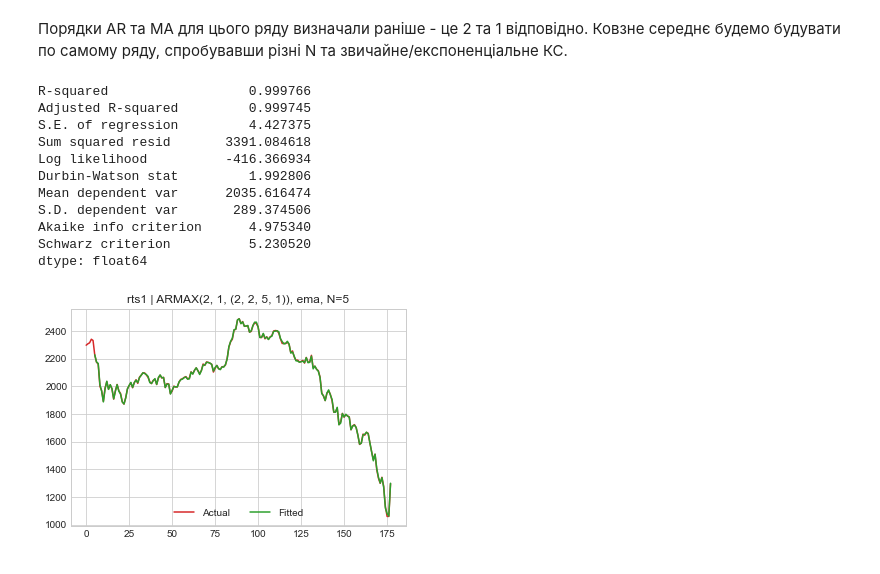
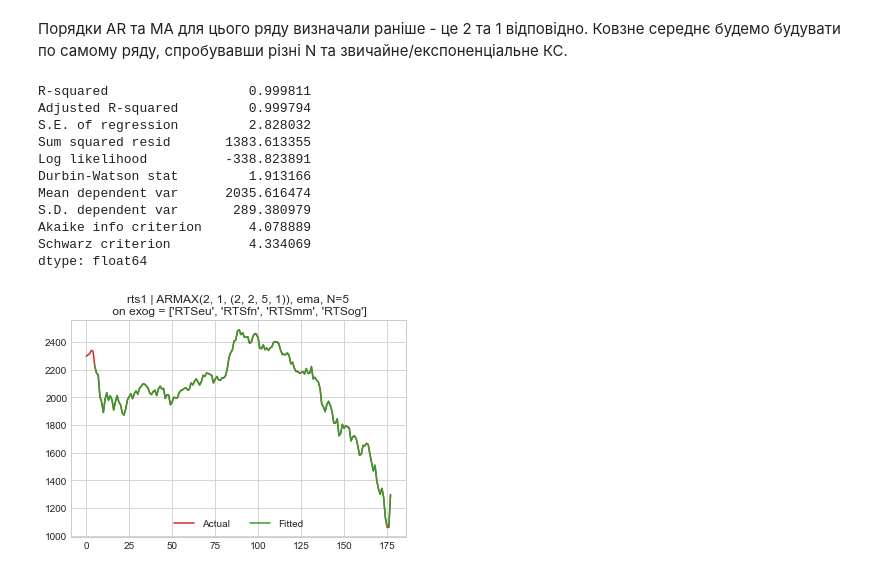
Before and after one commit to andrii0yerko/timeseries_iasa, a Jupyter notebook: lab3.ipynb, the cells around one changed output. Cells and saved outputs as stored; diff of their text form; code cells hidden in the pictures.

```diff
--- a/lab3.ipynb
+++ b/lab3.ipynb
@@ -509,41 +511,42 @@ def ARMAX(y, ma_window, ma_type, exog, p, q, b):
         for k in range(1, b[ind]+1):
                Y.loc[:, f'{name}(k-{k})'] = exog[name].shift(k)
     Y_np = Y.dropna().to_numpy()
-    actual = y[Y.dropna().index[0]:]
+    actual = (y-ma)[Y.dropna().index[0]:]
     coefs = (np.linalg.pinv(Y_np.T @ Y_np) @ Y_np.T) @ actual
-    fitted = Y.dropna() @ coefs
+    fitted = Y.dropna() @ coefs + ma[Y.dropna().index[0]:]
 
-    return {'actual': actual,
+    return {'actual': actual + ma[Y.dropna().index[0]:],
             'fitted': fitted,
             'coefficients': coefs,
             'residuals': actual - fitted,
             'moving_average': ma,
-            'model_order': (p, q, b)}
+            'model_order': (p, q, b),
+            'column_names': Y.columns}
 # %%
 armax_params = {
     'y': rts1,
     'ma_window': 5,
     'ma_type': 'ema',
     'exog': X.iloc[:, 1:],
     'p': 2, 'q': 1, 'b': exog_orders.values
 }
 
-estim = ARMAX(**armax_params)
+estim_armax = ARMAX(**armax_params)
 plt.plot(armax_params['y'], label='Actual', color='tab:red')
-plt.plot(estim['fitted'], label='Fitted', color='tab:green')
-plt.title(f'{armax_params["y"].name} | ARMAX({estim["model_order"][0]}, {estim["model_order"][1]}, {tuple(estim["model_order"][-1])}), {armax_params["ma_type"]}, N={armax_params["ma_window"]}')
+plt.plot(estim_armax['fitted'], label='Fitted', color='tab:green')
+plt.title(f'{armax_params["y"].name} | ARMAX({estim_armax["model_order"][0]}, {estim_armax["model_order"][1]}, {tuple(estim_armax["model_order"][-1])}), {armax_params["ma_type"]}, N={armax_params["ma_window"]}\n on exog = {predictors}')
 plt.legend(loc='lower center', ncol=2)
-print(ModelEstimation(estim['actual'].values, estim['fitted'].values, estim['model_order'][:-1]+tuple(estim['model_order'][-1])))
+print(ModelEstimation(estim_armax['actual'].values, estim_armax['fitted'].values, estim_armax['model_order'][:-1]+tuple(estim_armax['model_order'][-1])))
 # %% [output]
-R-squared                  0.999766
-Adjusted R-squared         0.999745
-S.E. of regression         4.427375
-Sum squared resid       3391.084618
-Log likelihood          -416.366934
-Durbin-Watson stat         1.992806
+R-squared                  0.999811
+Adjusted R-squared         0.999794
+S.E. of regression         2.828032
+Sum squared resid       1383.613355
+Log likelihood          -338.823891
+Durbin-Watson stat         1.913166
 Mean dependent var      2035.616474
-S.D. dependent var       289.374506
-Akaike info criterion      4.975340
-Schwarz criterion          5.230520
+S.D. dependent var       289.380979
+Akaike info criterion      4.078889
+Schwarz criterion          4.334069
 dtype: float64
-[figure, old version]
+[figure, new version]
```
Also changed, not shown: parts of 4 cells of this notebook.
